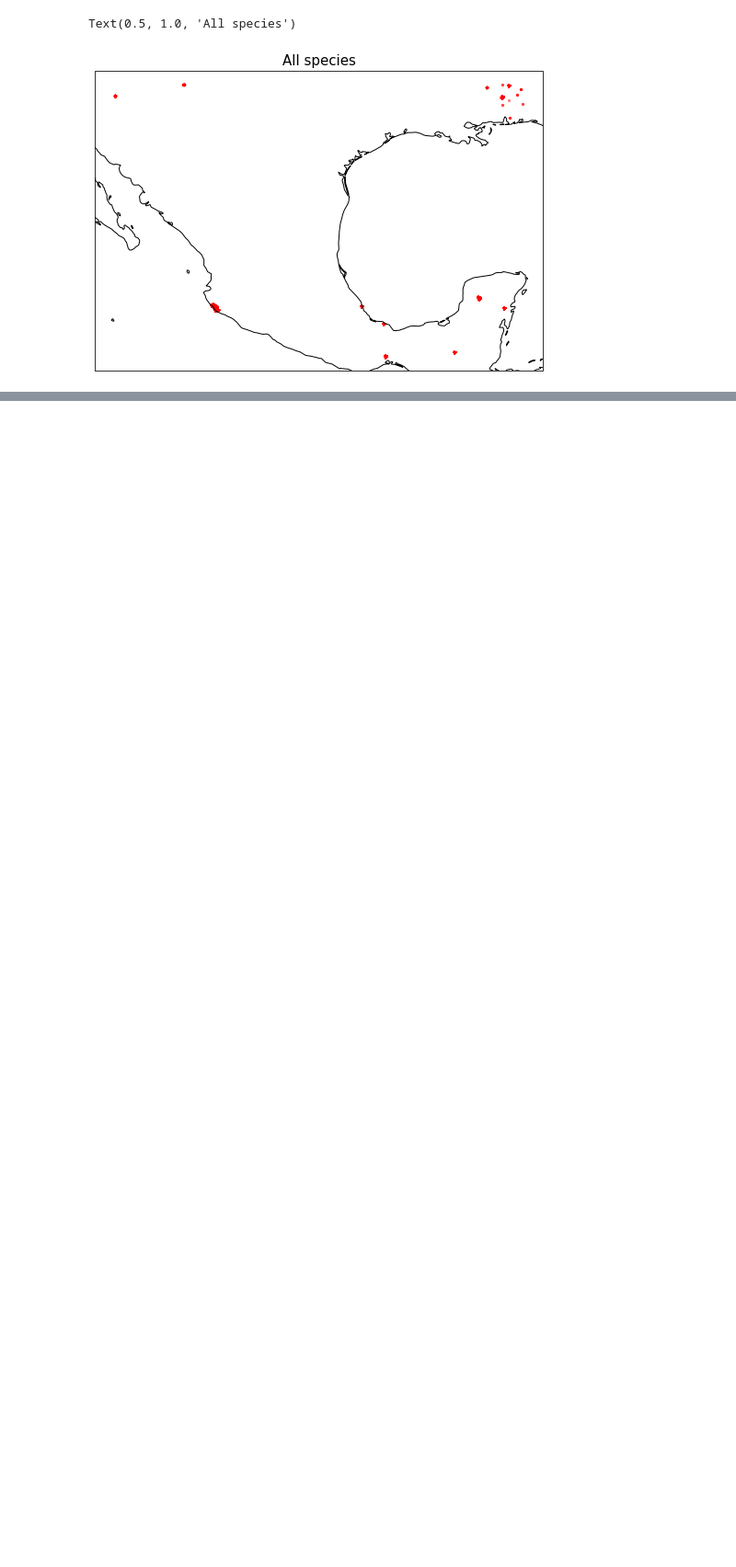
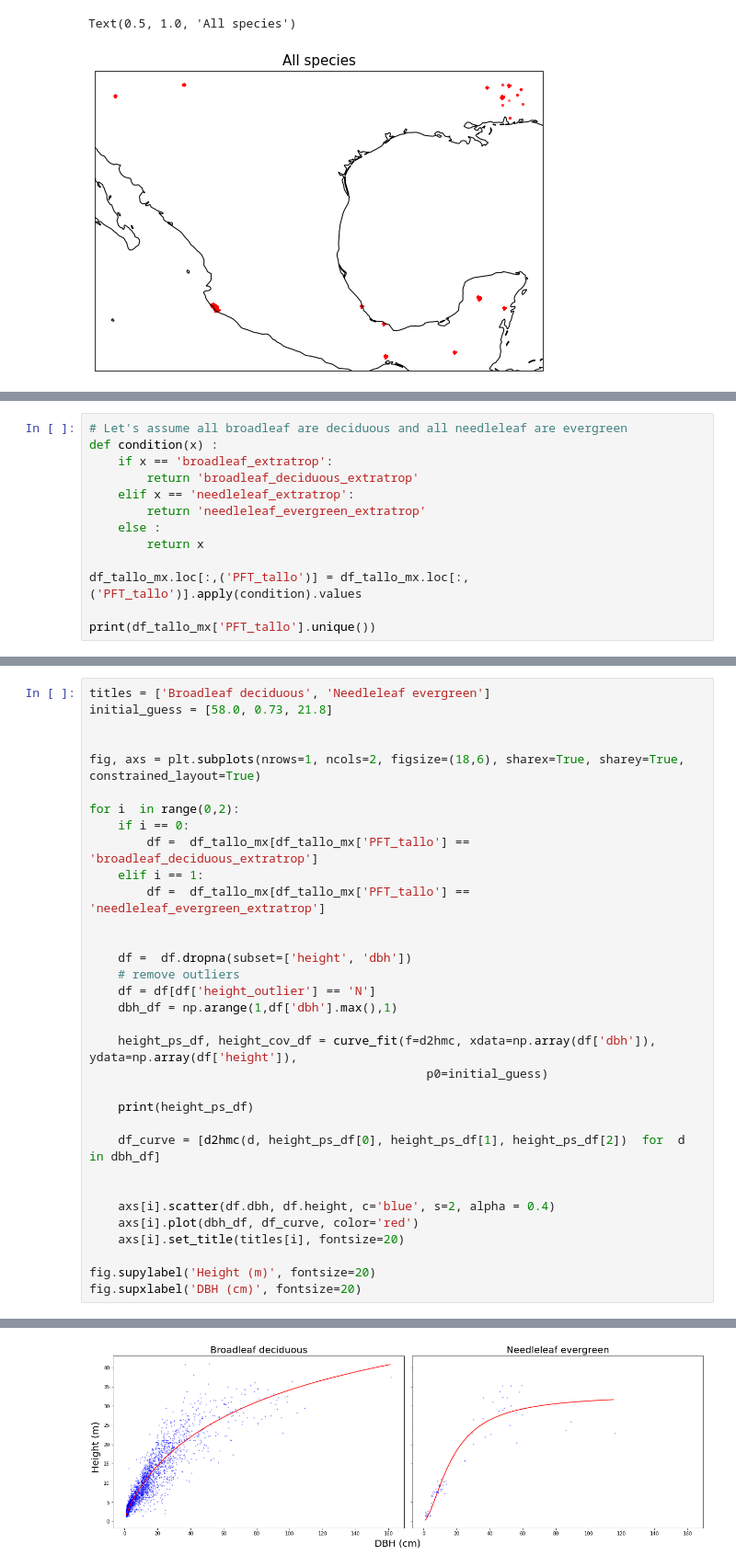
Before and after one commit to JessicaNeedham/FATES-plotting-scripts, a Jupyter notebook: FATES-MRV-allometry.ipynb, the cells around one changed output, grey strips where cells are left out. Shown at 92% size. Drawn from its saved outputs; the diff is of its cells as text; blank space fills up the shorter version.

```diff
--- a/FATES-MRV-allometry.ipynb
+++ b/FATES-MRV-allometry.ipynb
@@ -462,0 +467,13 @@ Text(0.5, 1.0, 'All species')
+# %%
+# Let's assume all broadleaf are deciduous and all needleleaf are evergreen
+def condition(x) :
+    if x == 'broadleaf_extratrop':
+        return 'broadleaf_deciduous_extratrop'
+    elif x == 'needleleaf_extratrop':
+        return 'needleleaf_evergreen_extratrop'
+    else :
+        return x
+
+df_tallo_mx.loc[:,('PFT_tallo')] = df_tallo_mx.loc[:,('PFT_tallo')].apply(condition).values
+
+print(df_tallo_mx['PFT_tallo'].unique())
@@ -462,0 +490,34 @@ Text(0.5, 1.0, 'All species')
+# %%
+titles = ['Broadleaf deciduous', 'Needleleaf evergreen']
+initial_guess = [58.0, 0.73, 21.8]
+
+
+fig, axs = plt.subplots(nrows=1, ncols=2, figsize=(18,6), sharex=True, sharey=True, constrained_layout=True)
+
+for i  in range(0,2):
+    if i == 0:
+        df =  df_tallo_mx[df_tallo_mx['PFT_tallo'] == 'broadleaf_deciduous_extratrop']
+    elif i == 1:
+        df =  df_tallo_mx[df_tallo_mx['PFT_tallo'] == 'needleleaf_evergreen_extratrop']
+
+
+    df =  df.dropna(subset=['height', 'dbh'])
+    # remove outliers
+    df = df[df['height_outlier'] == 'N']
+    dbh_df = np.arange(1,df['dbh'].max(),1)
+
+    height_ps_df, height_cov_df = curve_fit(f=d2hmc, xdata=np.array(df['dbh']), ydata=np.array(df['height']),
+                                               p0=initial_guess)
+
+    print(height_ps_df)
+
+    df_curve = [d2hmc(d, height_ps_df[0], height_ps_df[1], height_ps_df[2])  for  d  in dbh_df]
+
+
+    axs[i].scatter(df.dbh, df.height, c='blue', s=2, alpha = 0.4)
+    axs[i].plot(dbh_df, df_curve, color='red')
+    axs[i].set_title(titles[i], fontsize=20)
+
+fig.supylabel('Height (m)', fontsize=20)
+fig.supxlabel('DBH (cm)', fontsize=20)
+# %% [output]
@@ -462,0 +527 @@ Text(0.5, 1.0, 'All species')
+[figure, added]
```
Also changed, not shown: parts of 12 cells of this notebook.
